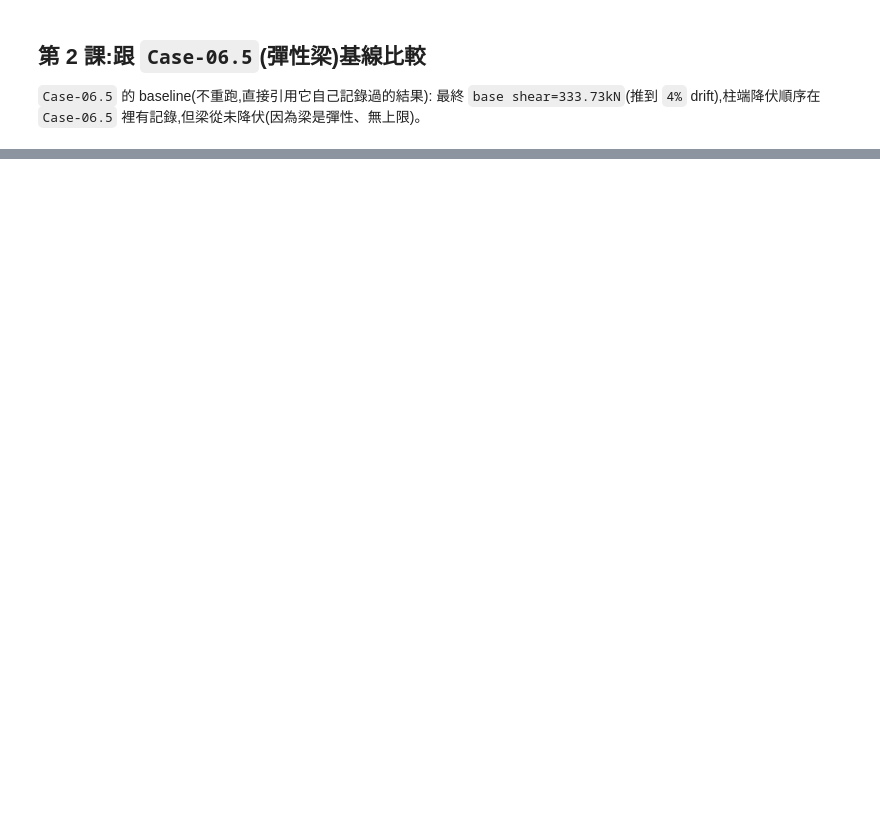
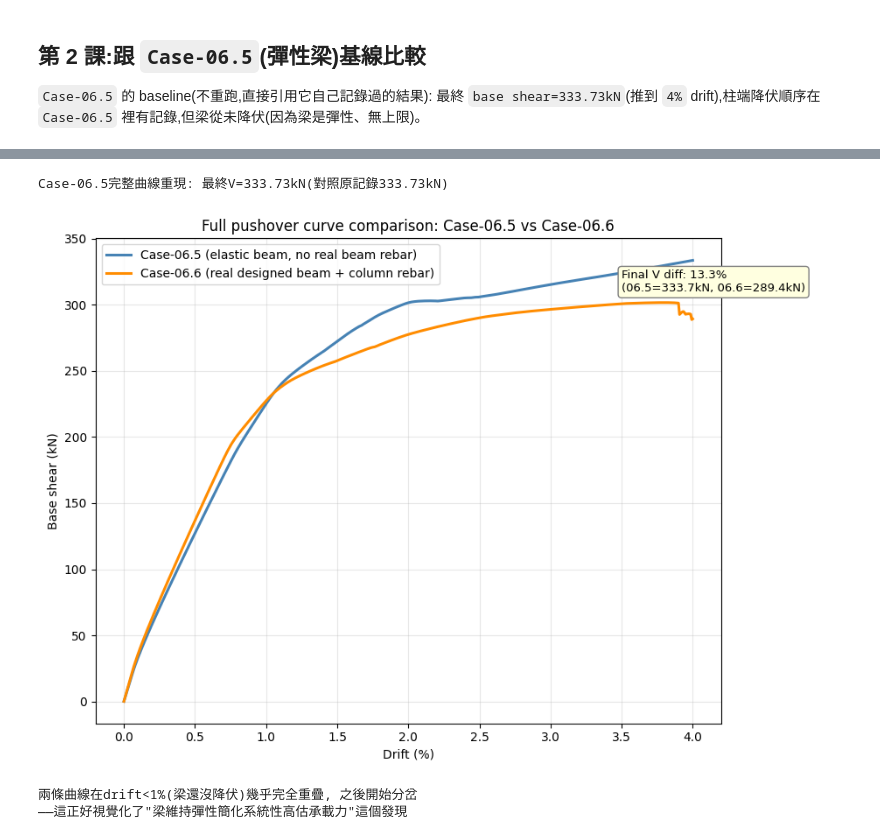
Before and after one commit to zhixiu0223/taiwan-seismic-code-calc, a Jupyter notebook: notebooks/case06_6_real_reinforced_frame.ipynb, the cells around one changed output, grey strips where cells are left out. Drawn from its saved outputs; the diff is of its cells as text; code cells hidden in the pictures; blank space fills up the shorter version.

```diff
--- a/notebooks/case06_6_real_reinforced_frame.ipynb
+++ b/notebooks/case06_6_real_reinforced_frame.ipynb
@@ -245 +320,75 @@ Case-06.5的彈性梁假設——這印證了VL-14的警訊: 梁維持彈性這
+# %%
+
+# 重新完整跑一次Case-06.5(彈性梁版本), 取得完整曲線(不是只有終點值)
+def build_case065():
+    ops.wipe(); ops.model('basic', '-ndm', 2, '-ndf', 3)
+    ops.uniaxialMaterial('Concrete01', 1, -fc, -0.002, -0.2*fc, -0.006)
+    ops.uniaxialMaterial('Concrete01', 3, -fc_confined, -eps_cc, -0.85*fc_confined, -eps_cu_confined)
+    ops.uniaxialMaterial('Steel02', 2, fy, Es, 0.01, 18, 0.925, 0.15)
+    ops.section('Fiber', 1); build_col_fiber(0)
+    E_rc = 2.463e7
+    Ib_065 = 0.35*(b_beam*h_beam**3/12)
+    A_beam = b_beam*h_beam
+    ops.node(1,0.0,0.0); ops.node(2,L_bay,0.0)
+    ops.node(3,0.0,h1);  ops.node(4,L_bay,h1)
+    ops.node(5,0.0,h1+h2); ops.node(6,L_bay,h1+h2)
+    ops.fix(1,1,1,1); ops.fix(2,1,1,1)
+    ops.geomTransf('Linear',1); ops.geomTransf('Linear',2)
+    ops.beamIntegration('Lobatto',1,1,5)
+    ops.element('forceBeamColumn',1,1,3,1,1)
+    ops.element('forceBeamColumn',2,2,4,1,1)
+    ops.element('forceBeamColumn',3,3,5,1,1)
+    ops.element('forceBeamColumn',4,4,6,1,1)
+    ops.element('elasticBeamColumn',5,3,4,A_beam,E_rc,Ib_065,2)
+    ops.element('elasticBeamColumn',6,5,6,A_beam,E_rc,Ib_065,2)
+
+build_case065()
+ops.timeSeries('Linear',1); ops.pattern('Plain',1,1)
+for n in [3,4,5,6]:
+    ops.load(n,0.0,-Pu_col,0.0)
+ops.system('BandGeneral'); ops.numberer('RCM'); ops.constraints('Plain')
+ops.test('NormUnbalance',1e-6,50); ops.algorithm('Newton')
+ops.integrator('LoadControl',0.05); ops.analysis('Static')
+ops.analyze(20); ops.loadConst('-time', 0.0)
+
+ops.timeSeries('Linear',2); ops.pattern('Plain',2,2)
+ops.load(3, F1_Y, 0.0, 0.0)
+ops.load(5, F2_Y, 0.0, 0.0)
+ops.integrator('DisplacementControl', control_node, control_dof, max_disp/n_steps)
+ops.analysis('Static')
+
+disp065, shear065 = [0.0], [0.0]
+for i in range(n_steps):
+    ok = analyze_with_fallback()
+    if ok != 0:
+        break
+    ops.reactions()
+    R = -(ops.nodeReaction(1)[0] + ops.nodeReaction(2)[0])
+    disp065.append(ops.nodeDisp(control_node, control_dof)); shear065.append(R)
+
+assert abs(shear065[-1]-333.73) < 1.0, "應該重現Case-06.5原本記錄的333.73kN"
+print(f"Case-06.5完整曲線重現: 最終V={shear065[-1]:.2f}kN(對照原記錄333.73kN)")
+
+fig, ax = plt.subplots(figsize=(9, 6.5))
+ax.plot(np.array(disp065)/(h1+h2)*100, shear065, '-', color='steelblue', lw=2.2,
+        label='Case-06.5 (elastic beam, no real beam rebar)')
+ax.plot(np.array(disp_hist)/(h1+h2)*100, shear_hist, '-', color='darkorange', lw=2.2,
+        label='Case-06.6 (real designed beam + column rebar)')
+ax.set_xlabel('Drift (%)'); ax.set_ylabel('Base shear (kN)')
+ax.set_title('Full pushover curve comparison: Case-06.5 vs Case-06.6')
+ax.legend(fontsize=10); ax.grid(alpha=0.3)
+diff_pct = abs(shear065[-1]-shear_hist[-1])/shear065[-1]*100
+ax.annotate(f'Final V diff: {diff_pct:.1f}%\n(06.5={shear065[-1]:.1f}kN, 06.6={shear_hist[-1]:.1f}kN)',
+            xy=(3.5, 310), fontsize=9.5,
+            bbox=dict(boxstyle='round', facecolor='lightyellow', edgecolor='gray'))
+plt.tight_layout()
+plt.show()
+
+print(f"\n兩條曲線在drift<1%(梁還沒降伏)幾乎完全重疊, 之後開始分岔")
+print(f"——這正好視覺化了\"梁維持彈性簡化系統性高估承載力\"這個發現")
+# %% [output]
+Case-06.5完整曲線重現: 最終V=333.73kN(對照原記錄333.73kN)
+[figure, added]
+兩條曲線在drift<1%(梁還沒降伏)幾乎完全重疊, 之後開始分岔
+——這正好視覺化了"梁維持彈性簡化系統性高估承載力"這個發現
 # %% [markdown]
```
Also changed, not shown: parts of 7 cells of this notebook, 1 other file.
